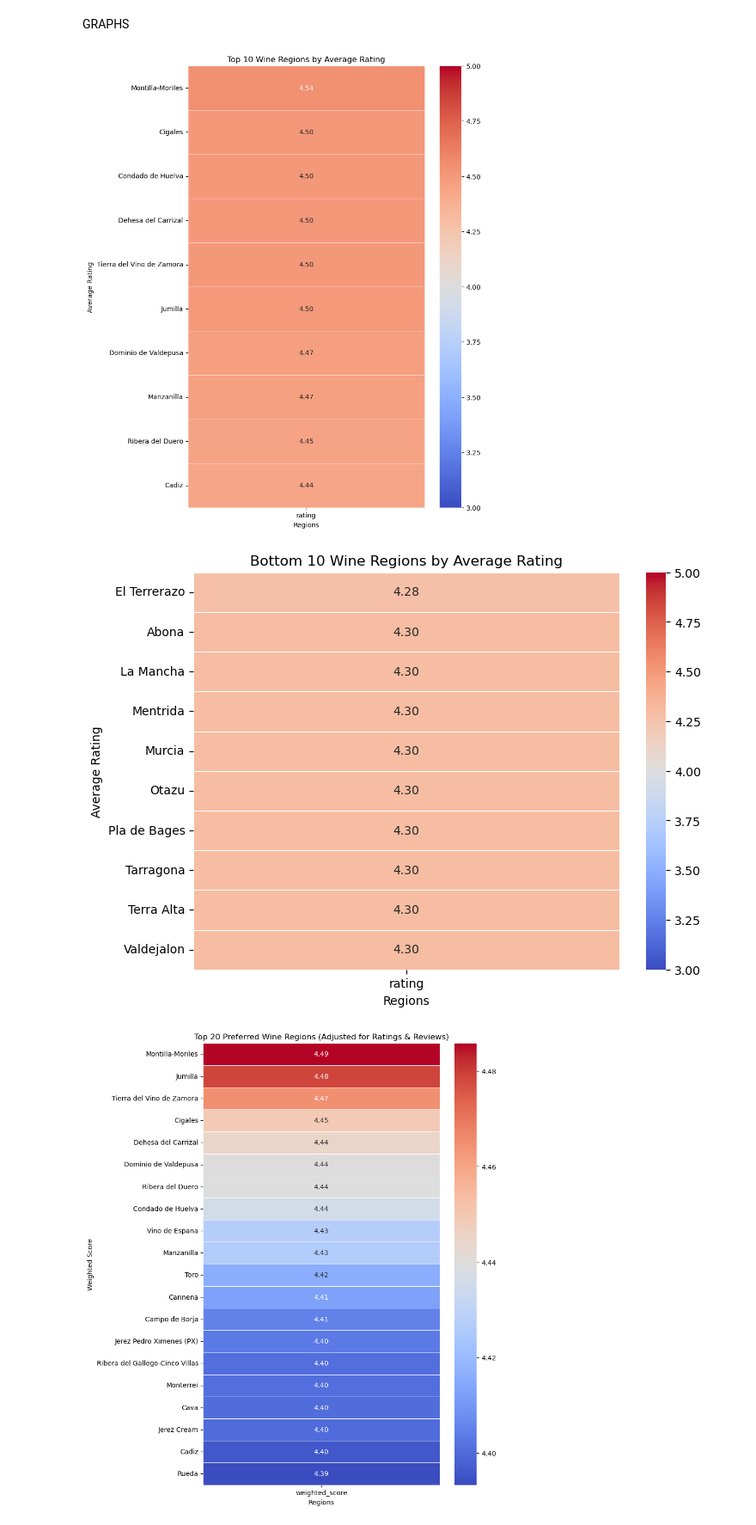
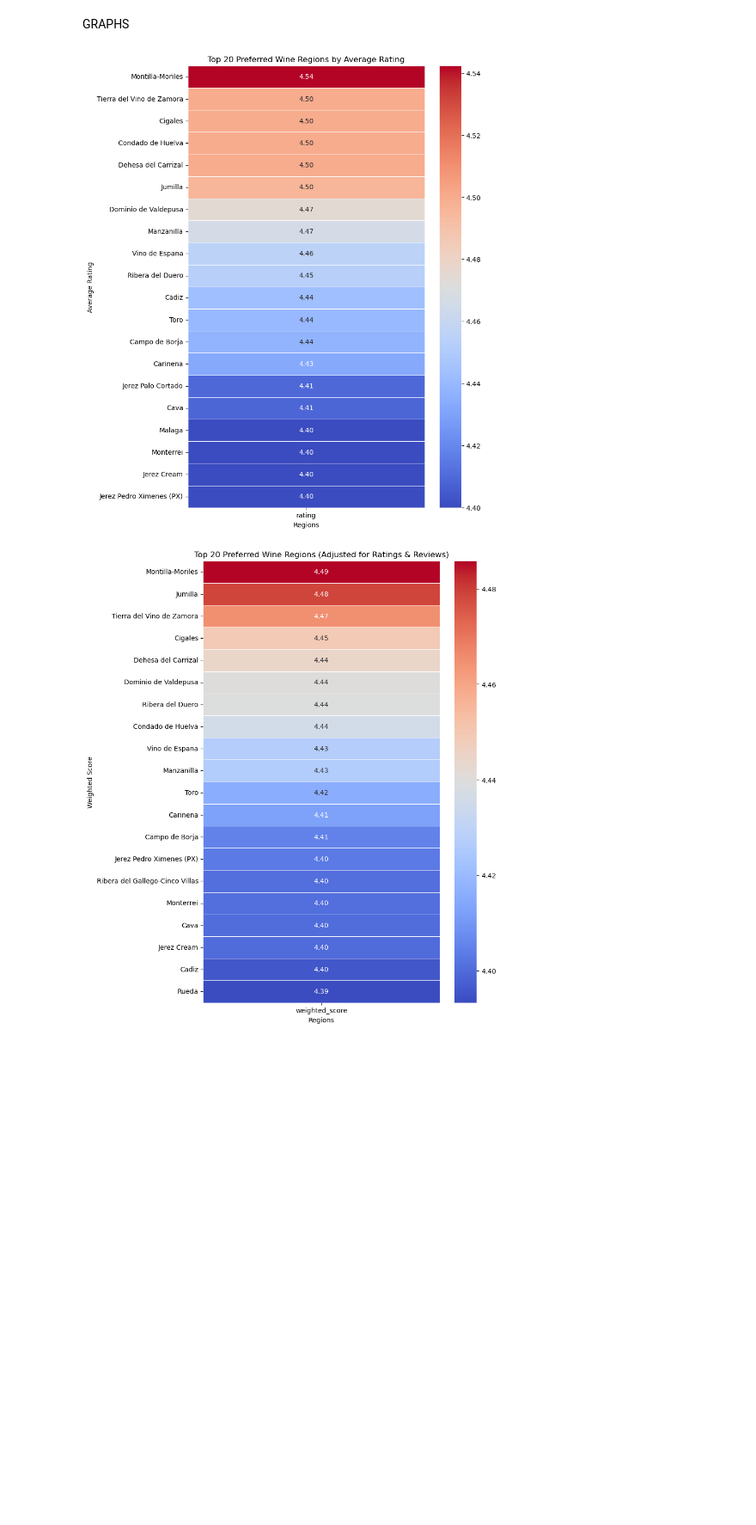
Before and after one commit to helinozge/Wine-preferences, a Jupyter notebook: Wine-quality Testing/winequality-test.ipynb, the cells around one changed output. Shown at 86% size. Saved outputs shown, nothing was run; the diff lists cells and outputs as text; code cells hidden in the pictures; blank space fills up the shorter version.

Commit message:
data

```diff
--- a/Wine-quality Testing/winequality-test.ipynb
+++ b/Wine-quality Testing/winequality-test.ipynb
@@ -278,57 +303,31 @@ print(rating_df)
 [2048 rows x 4 columns]
 # %% [markdown]
 GRAPHS
-# %%
-import pandas as pd
-import seaborn as sns
-import matplotlib.pyplot as plt
-
-# Compute average rating per region
-region_ratings = df_cleaned.groupby('region')['rating'].mean().reset_index()
-
-# **Exclude the specific value**
-filtered_regions = region_ratings[region_ratings['region'] != "Vino de Espana"]
-
-# **Top 10 Regions**
-top_regions = filtered_regions.sort_values(by='rating', ascending=False).head(10)
-heatmap_top = top_regions.pivot_table(values='rating', index='region')
-
-# **Bottom 10 Regions**
-bottom_regions = filtered_regions.sort_values(by='rating', ascending=True).head(10)
-heatmap_bottom = bottom_regions.pivot_table(values='rating', index='region')
-
-# **Plot Heatmap - Top 10 Regions**
-plt.figure(figsize=(8, 12))
-sns.heatmap(
-    heatmap_top.sort_values(by='rating', ascending=False),
-    annot=True,
-    cmap='coolwarm',
-    fmt=".2f",
-    linewidths=0.5,
-    vmin=3, vmax=5  # Keep consistent scale
-)
-plt.title("Top 10 Wine Regions by Average Rating")
-plt.xlabel("Regions")
-plt.ylabel("Average Rating")
-plt.show()
-
-# **Plot Heatmap - Bottom 10 Regions**
-plt.figure(figsize=(8, 6))
-sns.heatmap(
-    heatmap_bottom.sort_values(by='rating', ascending=True),
-    annot=True,
-    cmap='coolwarm',
-    fmt=".2f",
-    linewidths=0.5,
-    vmin=3, vmax=5  # Keep consistent scale
-)
-plt.title("Bottom 10 Wine Regions by Average Rating")
-plt.xlabel("Regions")
-plt.ylabel("Average Rating")
-plt.show()
-# %% [output]
-[figure, removed]
-[figure, removed]
+# %%
+import pandas as pd
+import seaborn as sns
+import matplotlib.pyplot as plt
+
+# Compute average rating per region
+region_ratings = df_cleaned.groupby('region')['rating'].mean().reset_index()
+
+# Sort regions by highest average rating and select top 20
+top_regions = region_ratings.sort_values(by='rating', ascending=False).head(20)
+
+# Pivot for heatmap format
+heatmap_data = top_regions.pivot_table(values='rating', index='region')
+
+# Plot heatmap with highest-rated regions at the top
+plt.figure(figsize=(8, 12))
+sns.heatmap(heatmap_data.sort_values(by='rating', ascending=False), annot=True, cmap='coolwarm', fmt=".2f", linewidths=0.5)
+
+# Labels & Title
+plt.title("Top 20 Preferred Wine Regions by Average Rating")
+plt.xlabel("Regions")
+plt.ylabel("Average Rating")
+plt.show()
+# %% [output]
+[figure, added]
 # %%
 import pandas as pd
 import seaborn as sns
```
Also changed, not shown: parts of 5 cells of this notebook, 2 other files.
